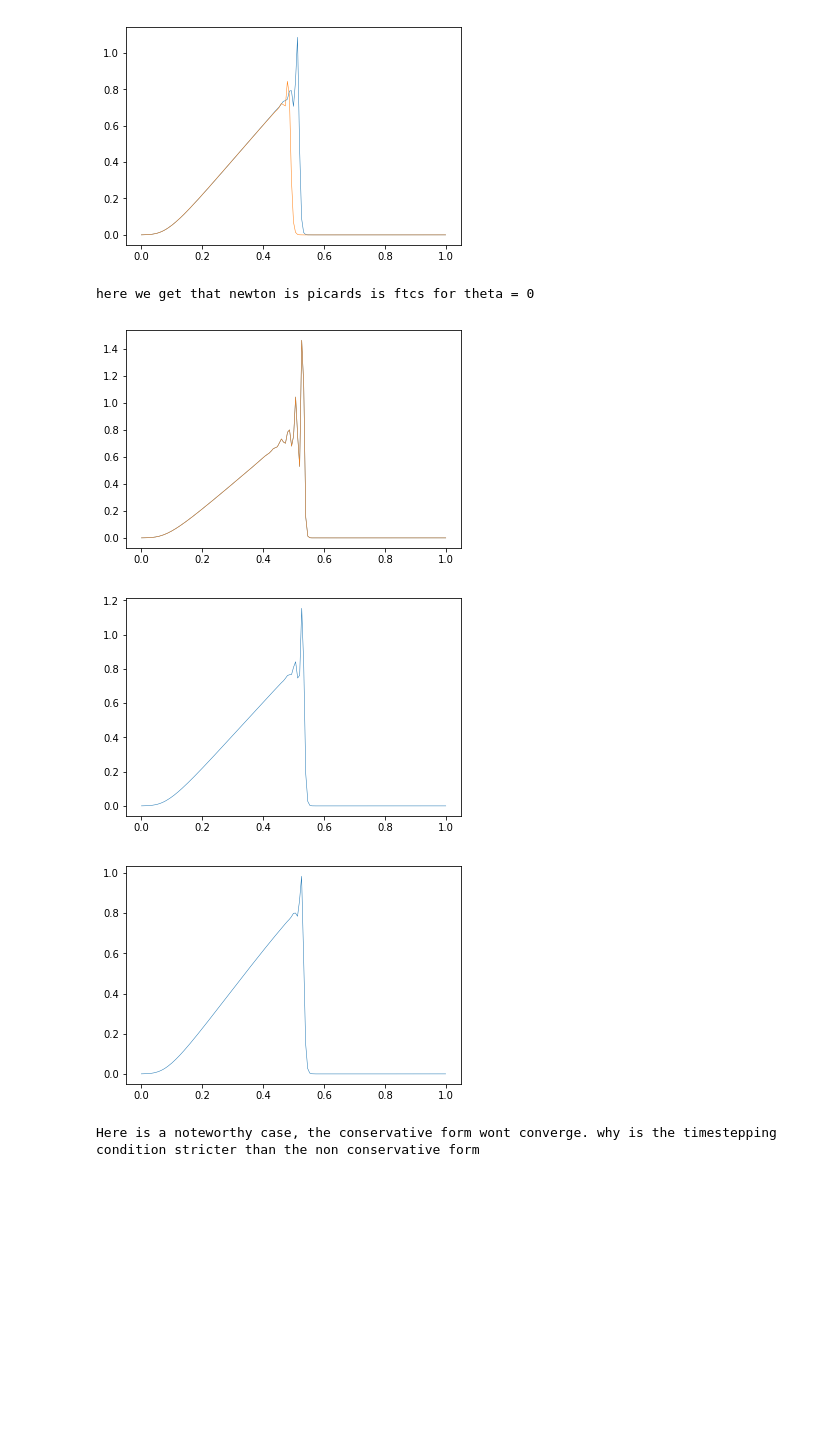
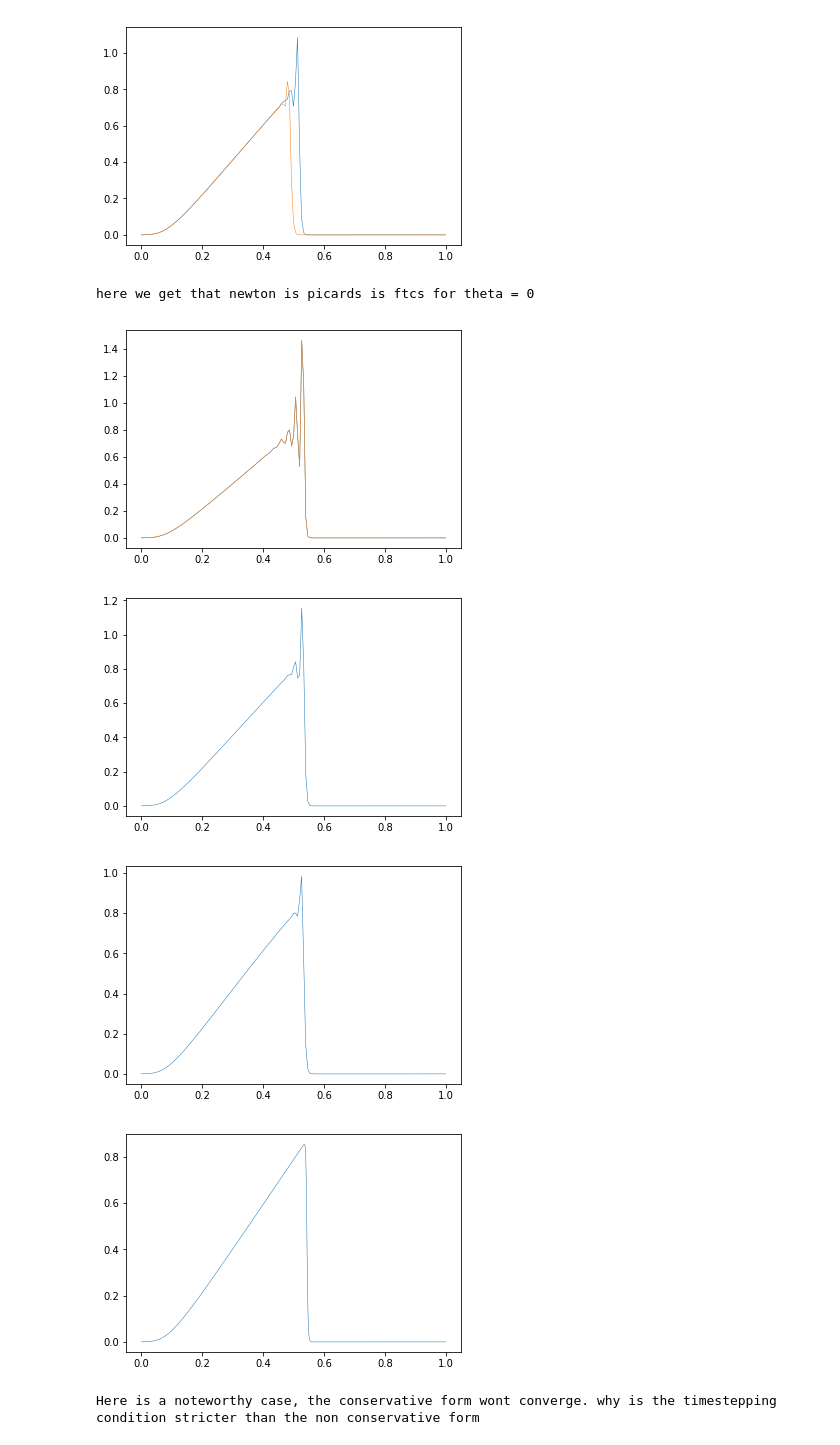
Before and after one commit to James14641/testfolder, a Jupyter notebook: NEW_Start2.ipynb, the cells around one changed output. Cells and saved outputs as stored; diff of their text form; code cells hidden in the pictures; blank space fills up the shorter version.

```diff
--- a/NEW_Start2.ipynb
+++ b/NEW_Start2.ipynb
@@ -274,27 +274,32 @@ implicit allows for big timesteps, but this will make picards approximation inac
 # %%
 
 #consistency of code:
 plt.figure(0)
 X = SolveBurger(151,151,0.5,0.001,"newton",0,"non conservative")
 Plotting(X,151)
 X = SolveBurger(151,151,0.5,0.001,"picard",0,"non conservative")
 Plotting(X,151)
 print("here we get that newton is picards is ftcs for theta = 0")
 
 X = SolveBurger(151,151,0.5,0.001,"newton",0.5,"non conservative")
 plt.figure(1)
 Plotting(X,151)
 X = SolveBurger(151,151,0.5,0.001,"newton",1,"non conservative")
 plt.figure(2)
 Plotting(X,151)
 
+X = SolveBurger(501,301,0.5,0.001,"picard",0,"non conservative")
+plt.figure(3)
+Plotting(X,501)
+
 ##look even newton has theta stability conditions?
 ## there is a timestep restriction independent of the timestep condition.
 # %% [output]
 here we get that newton is picards is ftcs for theta = 0
 [figure]
 [figure]
 [figure]
+[figure, added]
 # %%
 X = SolveBurger(151,101,0.5,0.001,"newton",1,"conservative")
 Plotting(X,151)
```
Also changed, not shown: 2 other files.
